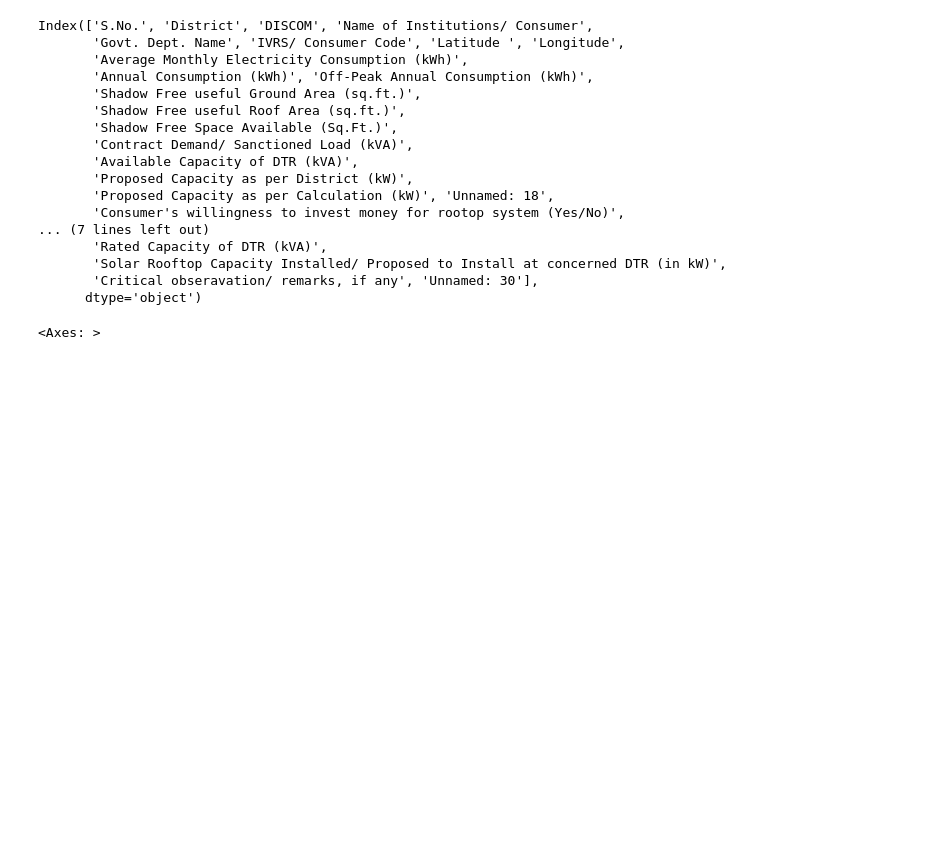
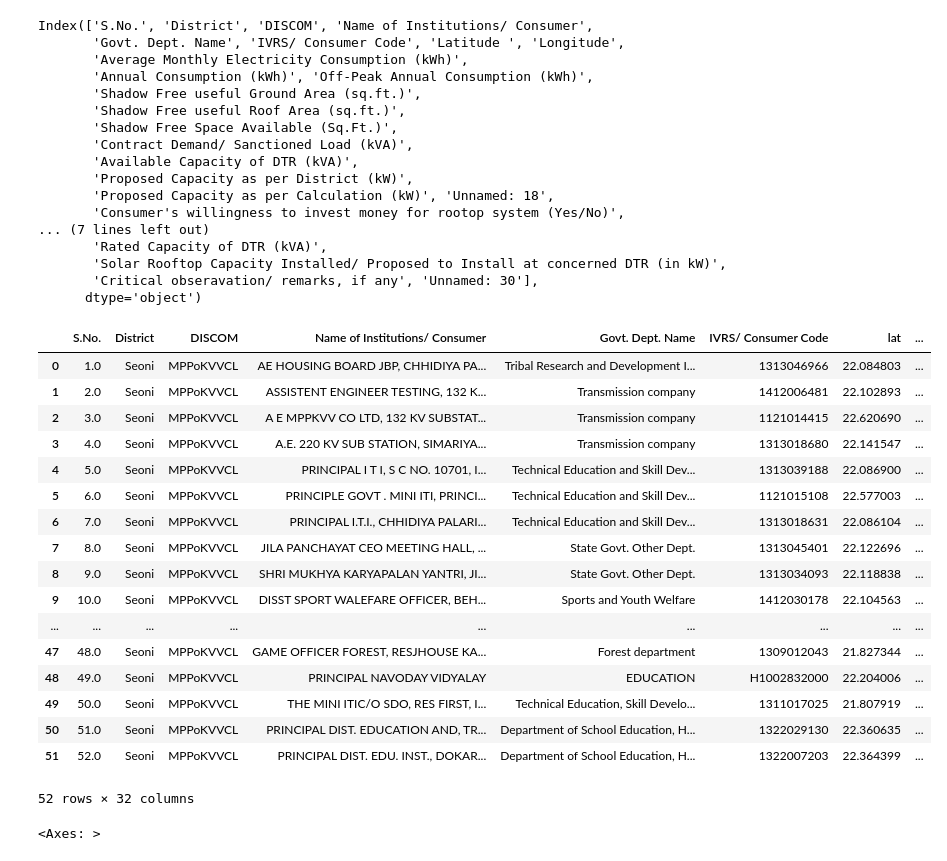
Before and after one commit to IDinsight/idinsight-solar-parks, a Jupyter notebook: notebooks/gov_building_clustering.ipynb, the cells around one changed output. Drawn from its saved outputs; the diff is of its cells as text; code cells hidden in the pictures; blank space fills up the shorter version.

```diff
--- a/notebooks/gov_building_clustering.ipynb
+++ b/notebooks/gov_building_clustering.ipynb
@@ -86,6 +88,27 @@ df = df.dropna(subset=["lat", "lon"])
 gdf = gpd.GeoDataFrame(
     df, geometry=gpd.points_from_xy(df.lon, df.lat), crs="EPSG:4326"
 )
+# %%
+gdf
+# %% [output]
+|  | S.No. | District | DISCOM | Name of Institutions/ Consumer | Govt. Dept. Name | IVRS/ Consumer Code | lat | ... |
+| 0 | 1.0 | Seoni | MPPoKVVCL | AE HOUSING BOARD JBP, CHHIDIYA PA... | Tribal Research and Development I... | 1313046966 | 22.084803 | ... |
+| 1 | 2.0 | Seoni | MPPoKVVCL | ASSISTENT ENGINEER TESTING, 132 K... | Transmission company | 1412006481 | 22.102893 | ... |
+| 2 | 3.0 | Seoni | MPPoKVVCL | A E MPPKVV CO LTD, 132 KV SUBSTAT... | Transmission company | 1121014415 | 22.620690 | ... |
+| 3 | 4.0 | Seoni | MPPoKVVCL | A.E. 220 KV SUB STATION, SIMARIYA... | Transmission company | 1313018680 | 22.141547 | ... |
+| 4 | 5.0 | Seoni | MPPoKVVCL | PRINCIPAL I T I, S C NO. 10701, I... | Technical Education and Skill Dev... | 1313039188 | 22.086900 | ... |
+| 5 | 6.0 | Seoni | MPPoKVVCL | PRINCIPLE GOVT . MINI ITI, PRINCI... | Technical Education and Skill Dev... | 1121015108 | 22.577003 | ... |
+| 6 | 7.0 | Seoni | MPPoKVVCL | PRINCIPAL I.T.I., CHHIDIYA PALARI... | Technical Education and Skill Dev... | 1313018631 | 22.086104 | ... |
+| 7 | 8.0 | Seoni | MPPoKVVCL | JILA PANCHAYAT CEO MEETING HALL, ... | State Govt. Other Dept. | 1313045401 | 22.122696 | ... |
+| 8 | 9.0 | Seoni | MPPoKVVCL | SHRI MUKHYA KARYAPALAN YANTRI, JI... | State Govt. Other Dept. | 1313034093 | 22.118838 | ... |
+| 9 | 10.0 | Seoni | MPPoKVVCL | DISST SPORT WALEFARE OFFICER, BEH... | Sports and Youth Welfare | 1412030178 | 22.104563 | ... |
+| ... | ... | ... | ... | ... | ... | ... | ... | ... |
+| 47 | 48.0 | Seoni | MPPoKVVCL | GAME OFFICER FOREST, RESJHOUSE KA... | Forest department | 1309012043 | 21.827344 | ... |
+| 48 | 49.0 | Seoni | MPPoKVVCL | PRINCIPAL NAVODAY VIDYALAY | EDUCATION | H1002832000 | 22.204006 | ... |
+| 49 | 50.0 | Seoni | MPPoKVVCL | THE MINI ITIC/O SDO, RES FIRST, I... | Technical Education, Skill Develo... | 1311017025 | 21.807919 | ... |
+| 50 | 51.0 | Seoni | MPPoKVVCL | PRINCIPAL DIST. EDUCATION AND, TR... | Department of School Education, H... | 1322029130 | 22.360635 | ... |
+| 51 | 52.0 | Seoni | MPPoKVVCL | PRINCIPAL DIST. EDU. INST., DOKAR... | Department of School Education, H... | 1322007203 | 22.364399 | ... |
+52 rows × 32 columns
 # %%
 gdf.plot(markersize=1)
 # %% [output]
```
Also changed, not shown: parts of 16 cells of this notebook.
